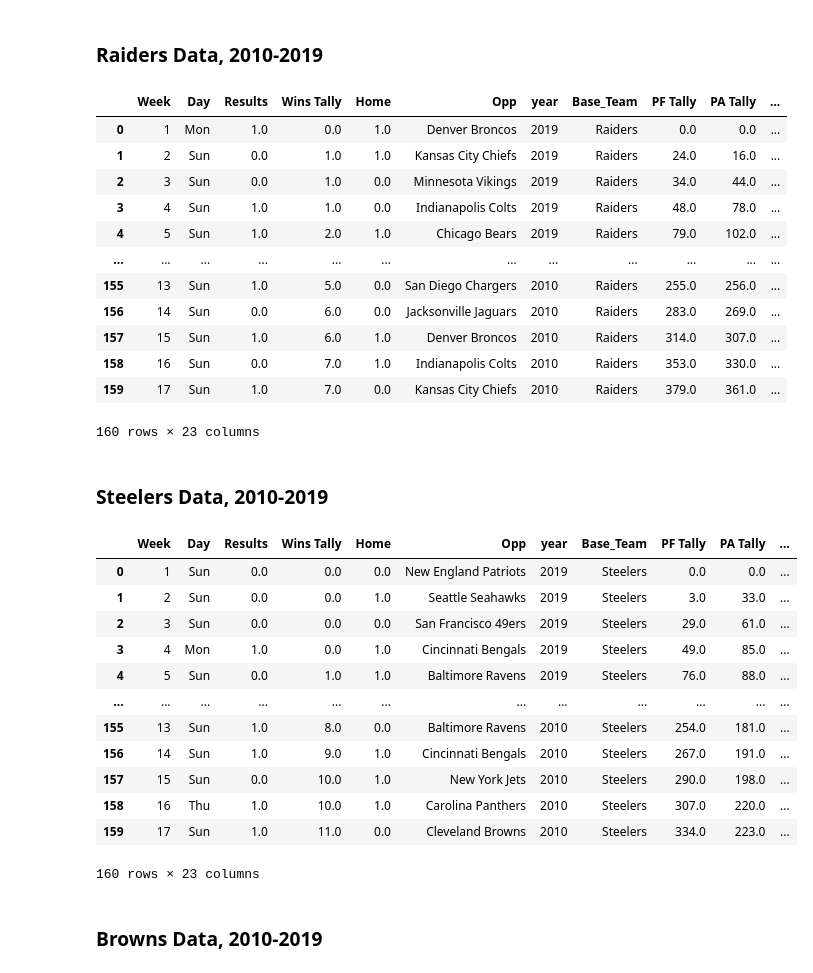
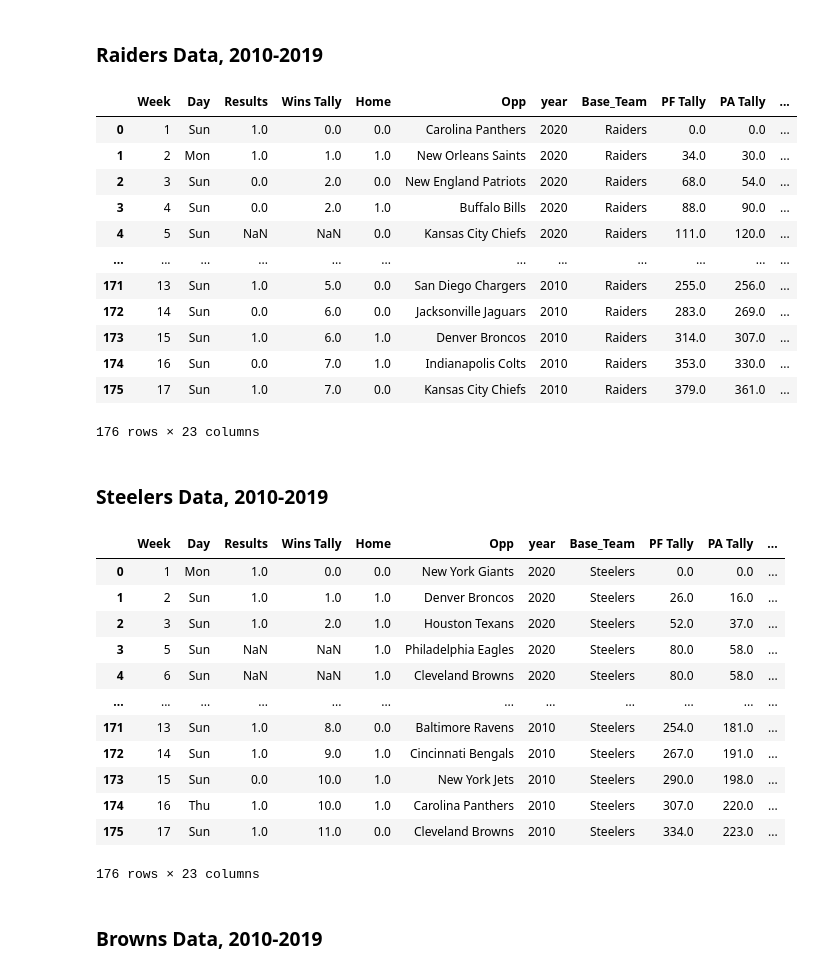
Before and after one commit to amnichols93/final_project, a Jupyter notebook: compiling.ipynb, the cells around one changed output. Cells and saved outputs as stored; diff of their text form; code cells hidden in the pictures.

```diff
--- a/compiling.ipynb
+++ b/compiling.ipynb
@@ -228,7 +80,7 @@ def yearly_data(df, year, HC2_range=0, QB2_range=0, HC='', HC2='none', OC='', DC
     if QB2 == 'none':
         pass
     else:
-        df.loc[df['Week'] == QB2_range, 'Head_Coach'] = QB2
+        df.loc[df['Week'] == QB2_range, 'QB'] = QB2
 
     df = df[df['Week'] <= 17]
 
@@ -2582,6 +2598,7 @@ raiders_df2016 = pd.read_csv('Resources/Raiders_Raw/raiders_sportsref_download20
 raiders_df2017 = pd.read_csv('Resources/Raiders_Raw/raiders_sportsref_download2017.csv')
 raiders_df2018 = pd.read_csv('Resources/Raiders_Raw/raiders_sportsref_download2018.csv')
 raiders_df2019 = pd.read_csv('Resources/Raiders_Raw/raiders_sportsref_download2019.csv')
+raiders_2020 = pd.read_csv('Resources/2020data/raiders_sportsref_download2020.csv')
 
 raiders_df2010 = yearly_data(df=raiders_df2010, year=2010,
                         HC='Tom Cable',
@@ -2653,8 +2670,15 @@ raiders_df2019 = yearly_data(df=raiders_df2019, year=2019,
                         DC='Paul Guenther',
                         QB='Derek Carr')
 
+raiders_2020 = yearly_data(df=raiders_2020, year=2020,
+                        HC='Jon Gruden',
+                        OC='Greg Olson',
+                        DC='Paul Guenther',
+                        QB='Derek Carr')
+
 # Make master dataframe for team
-raiders_df = raiders_df2019.append(raiders_df2018, ignore_index=True)
+raiders_df = raiders_2020.append(raiders_df2019, ignore_index=True)
+raiders_df = raiders_df.append(raiders_df2018, ignore_index=True)
 raiders_df = raiders_df.append(raiders_df2017, ignore_index=True)
 raiders_df = raiders_df.append(raiders_df2016, ignore_index=True)
 raiders_df = raiders_df.append(raiders_df2015, ignore_index=True)
@@ -2670,18 +2694,18 @@ raiders_df = raiders_df.sort_values(by=['year', 'Week'], ascending=[False, True]
 raiders_df
 # %% [output]
 |  | Week | Day | Results | Wins Tally | Home | Opp | year | Base_Team | PF Tally | PA Tally | ... |
-| 0 | 1 | Mon | 1.0 | 0.0 | 1.0 | Denver Broncos | 2019 | Raiders | 0.0 | 0.0 | ... |
-| 1 | 2 | Sun | 0.0 | 1.0 | 1.0 | Kansas City Chiefs | 2019 | Raiders | 24.0 | 16.0 | ... |
-| 2 | 3 | Sun | 0.0 | 1.0 | 0.0 | Minnesota Vikings | 2019 | Raiders | 34.0 | 44.0 | ... |
-| 3 | 4 | Sun | 1.0 | 1.0 | 0.0 | Indianapolis Colts | 2019 | Raiders | 48.0 | 78.0 | ... |
-| 4 | 5 | Sun | 1.0 | 2.0 | 1.0 | Chicago Bears | 2019 | Raiders | 79.0 | 102.0 | ... |
+| 0 | 1 | Sun | 1.0 | 0.0 | 0.0 | Carolina Panthers | 2020 | Raiders | 0.0 | 0.0 | ... |
+| 1 | 2 | Mon | 1.0 | 1.0 | 1.0 | New Orleans Saints | 2020 | Raiders | 34.0 | 30.0 | ... |
+| 2 | 3 | Sun | 0.0 | 2.0 | 0.0 | New England Patriots | 2020 | Raiders | 68.0 | 54.0 | ... |
+| 3 | 4 | Sun | 0.0 | 2.0 | 1.0 | Buffalo Bills | 2020 | Raiders | 88.0 | 90.0 | ... |
+| 4 | 5 | Sun | NaN | NaN | 0.0 | Kansas City Chiefs | 2020 | Raiders | 111.0 | 120.0 | ... |
 | ... | ... | ... | ... | ... | ... | ... | ... | ... | ... | ... | ... |
-| 155 | 13 | Sun | 1.0 | 5.0 | 0.0 | San Diego Chargers | 2010 | Raiders | 255.0 | 256.0 | ... |
-| 156 | 14 | Sun | 0.0 | 6.0 | 0.0 | Jacksonville Jaguars | 2010 | Raiders | 283.0 | 269.0 | ... |
-| 157 | 15 | Sun | 1.0 | 6.0 | 1.0 | Denver Broncos | 2010 | Raiders | 314.0 | 307.0 | ... |
-| 158 | 16 | Sun | 0.0 | 7.0 | 1.0 | Indianapolis Colts | 2010 | Raiders | 353.0 | 330.0 | ... |
-| 159 | 17 | Sun | 1.0 | 7.0 | 0.0 | Kansas City Chiefs | 2010 | Raiders | 379.0 | 361.0 | ... |
+| 171 | 13 | Sun | 1.0 | 5.0 | 0.0 | San Diego Chargers | 2010 | Raiders | 255.0 | 256.0 | ... |
+| 172 | 14 | Sun | 0.0 | 6.0 | 0.0 | Jacksonville Jaguars | 2010 | Raiders | 283.0 | 269.0 | ... |
+| 173 | 15 | Sun | 1.0 | 6.0 | 1.0 | Denver Broncos | 2010 | Raiders | 314.0 | 307.0 | ... |
+| 174 | 16 | Sun | 0.0 | 7.0 | 1.0 | Indianapolis Colts | 2010 | Raiders | 353.0 | 330.0 | ... |
+| 175 | 17 | Sun | 1.0 | 7.0 | 0.0 | Kansas City Chiefs | 2010 | Raiders | 379.0 | 361.0 | ... |
-160 rows × 23 columns
+176 rows × 23 columns
 # %%
 raiders_df.to_csv('Resources/indv_team_csvs/raiders.csv')
 # %% [markdown]
@@ -2701,6 +2725,7 @@ steelers_df2016 = pd.read_csv('Resources/Steelers_Raw/steelers_sportsref_downloa
 steelers_df2017 = pd.read_csv('Resources/Steelers_Raw/steelers_sportsref_download2017.csv')
 steelers_df2018 = pd.read_csv('Resources/Steelers_Raw/steelers_sportsref_download2018.csv')
 steelers_df2019 = pd.read_csv('Resources/Steelers_Raw/steelers_sportsref_download2019.csv')
+steelers_2020 = pd.read_csv('Resources/2020data/steelers_sportsref_download2020.csv')
 
 steelers_df2010 = yearly_data(df=steelers_df2010, year=2010,
                         HC='Mike Tomlin',
@@ -2763,46 +2788,53 @@ steelers_df2018 = yearly_data(df=steelers_df2018, year=2018,
                         HC='Mike Tomlin',
                         OC='Randy Fichtner',
                         DC='Keith Butler',
                         QB='Ben Roethlisberger')
 
 steelers_df2019 = yearly_data(df=steelers_df2019, year=2019,
                         HC='Mike Tomlin',
                         OC='Randy Fichtner',
                         DC='Keith Butler',
                         QB='Mason Rudolph',
                         QB2='Devlin Hodges', QB2_range=6)
 steelers_df2019.loc[steelers_df2019['Week'] == range(1,3,1), 'QB'] = "Ben Roethlisberger"
 steelers_df2019.loc[steelers_df2019['Week'] == range(13,18,1), 'QB'] = "Devlin Hodges"
 
+steelers_2020 = yearly_data(df=steelers_2020, year=2020,
+                        HC='Mike Tomlin',
+                        OC='Randy Fichtner',
+                        DC='Keith Butler',
+                        QB='Ben Roethlisberger')
+
 # Make master dataframe for team
-steelers_df = steelers_df2019.append(steelers_df2018, ignore_index=True)
+steelers_df = steelers_2020.append(steelers_df2019, ignore_index=True)
+steelers_df = steelers_df.append(steelers_df2018, ignore_index=True)
 steelers_df = steelers_df.append(steelers_df2017, ignore_index=True)
 steelers_df = steelers_df.append(steelers_df2016, ignore_index=True)
 steelers_df = steelers_df.append(steelers_df2015, ignore_index=True)
 steelers_df = steelers_df.append(steelers_df2014, ignore_index=True)
 steelers_df = steelers_df.append(steelers_df2013, ignore_index=True)
 steelers_df = steelers_df.append(steelers_df2012, ignore_index=True)
 steelers_df = steelers_df.append(steelers_df2011, ignore_index=True)
 steelers_df = steelers_df.append(steelers_df2010, ignore_index=True)
 
 steelers_df['Base_Team'] = 'Steelers'
 steelers_df = steelers_df.sort_values(by=['year', 'Week'], ascending=[False, True])
 
 steelers_df
 # %% [output]
 |  | Week | Day | Results | Wins Tally | Home | Opp | year | Base_Team | PF Tally | PA Tally | ... |
-| 0 | 1 | Sun | 0.0 | 0.0 | 0.0 | New England Patriots | 2019 | Steelers | 0.0 | 0.0 | ... |
-| 1 | 2 | Sun | 0.0 | 0.0 | 1.0 | Seattle Seahawks | 2019 | Steelers | 3.0 | 33.0 | ... |
-| 2 | 3 | Sun | 0.0 | 0.0 | 0.0 | San Francisco 49ers | 2019 | Steelers | 29.0 | 61.0 | ... |
-| 3 | 4 | Mon | 1.0 | 0.0 | 1.0 | Cincinnati Bengals | 2019 | Steelers | 49.0 | 85.0 | ... |
-| 4 | 5 | Sun | 0.0 | 1.0 | 1.0 | Baltimore Ravens | 2019 | Steelers | 76.0 | 88.0 | ... |
+| 0 | 1 | Mon | 1.0 | 0.0 | 0.0 | New York Giants | 2020 | Steelers | 0.0 | 0.0 | ... |
+| 1 | 2 | Sun | 1.0 | 1.0 | 1.0 | Denver Broncos | 2020 | Steelers | 26.0 | 16.0 | ... |
+| 2 | 3 | Sun | 1.0 | 2.0 | 1.0 | Houston Texans | 2020 | Steelers | 52.0 | 37.0 | ... |
+| 3 | 5 | Sun | NaN | NaN | 1.0 | Philadelphia Eagles | 2020 | Steelers | 80.0 | 58.0 | ... |
+| 4 | 6 | Sun | NaN | NaN | 1.0 | Cleveland Browns | 2020 | Steelers | 80.0 | 58.0 | ... |
 | ... | ... | ... | ... | ... | ... | ... | ... | ... | ... | ... | ... |
-| 155 | 13 | Sun | 1.0 | 8.0 | 0.0 | Baltimore Ravens | 2010 | Steelers | 254.0 | 181.0 | ... |
-| 156 | 14 | Sun | 1.0 | 9.0 | 1.0 | Cincinnati Bengals | 2010 | Steelers | 267.0 | 191.0 | ... |
-| 157 | 15 | Sun | 0.0 | 10.0 | 1.0 | New York Jets | 2010 | Steelers | 290.0 | 198.0 | ... |
-| 158 | 16 | Thu | 1.0 | 10.0 | 1.0 | Carolina Panthers | 2010 | Steelers | 307.0 | 220.0 | ... |
-| 159 | 17 | Sun | 1.0 | 11.0 | 0.0 | Cleveland Browns | 2010 | Steelers | 334.0 | 223.0 | ... |
+| 171 | 13 | Sun | 1.0 | 8.0 | 0.0 | Baltimore Ravens | 2010 | Steelers | 254.0 | 181.0 | ... |
+| 172 | 14 | Sun | 1.0 | 9.0 | 1.0 | Cincinnati Bengals | 2010 | Steelers | 267.0 | 191.0 | ... |
+| 173 | 15 | Sun | 0.0 | 10.0 | 1.0 | New York Jets | 2010 | Steelers | 290.0 | 198.0 | ... |
+| 174 | 16 | Thu | 1.0 | 10.0 | 1.0 | Carolina Panthers | 2010 | Steelers | 307.0 | 220.0 | ... |
+| 175 | 17 | Sun | 1.0 | 11.0 | 0.0 | Cleveland Browns | 2010 | Steelers | 334.0 | 223.0 | ... |
-160 rows × 23 columns
+176 rows × 23 columns
 # %%
 steelers_df.to_csv('Resources/indv_team_csvs/steelers.csv')
 # %% [markdown]
```
Also changed, not shown: parts of 44 cells of this notebook, 52 other files.
